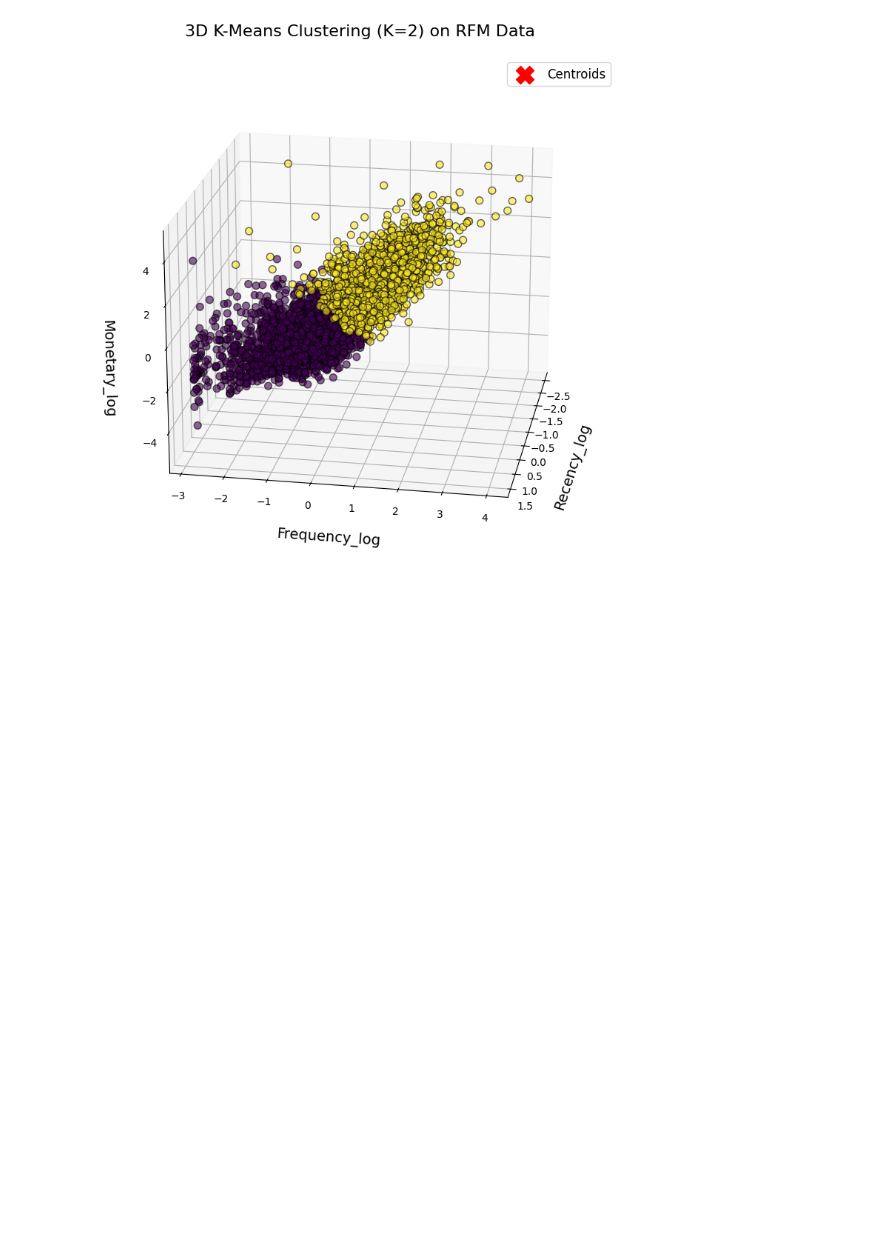
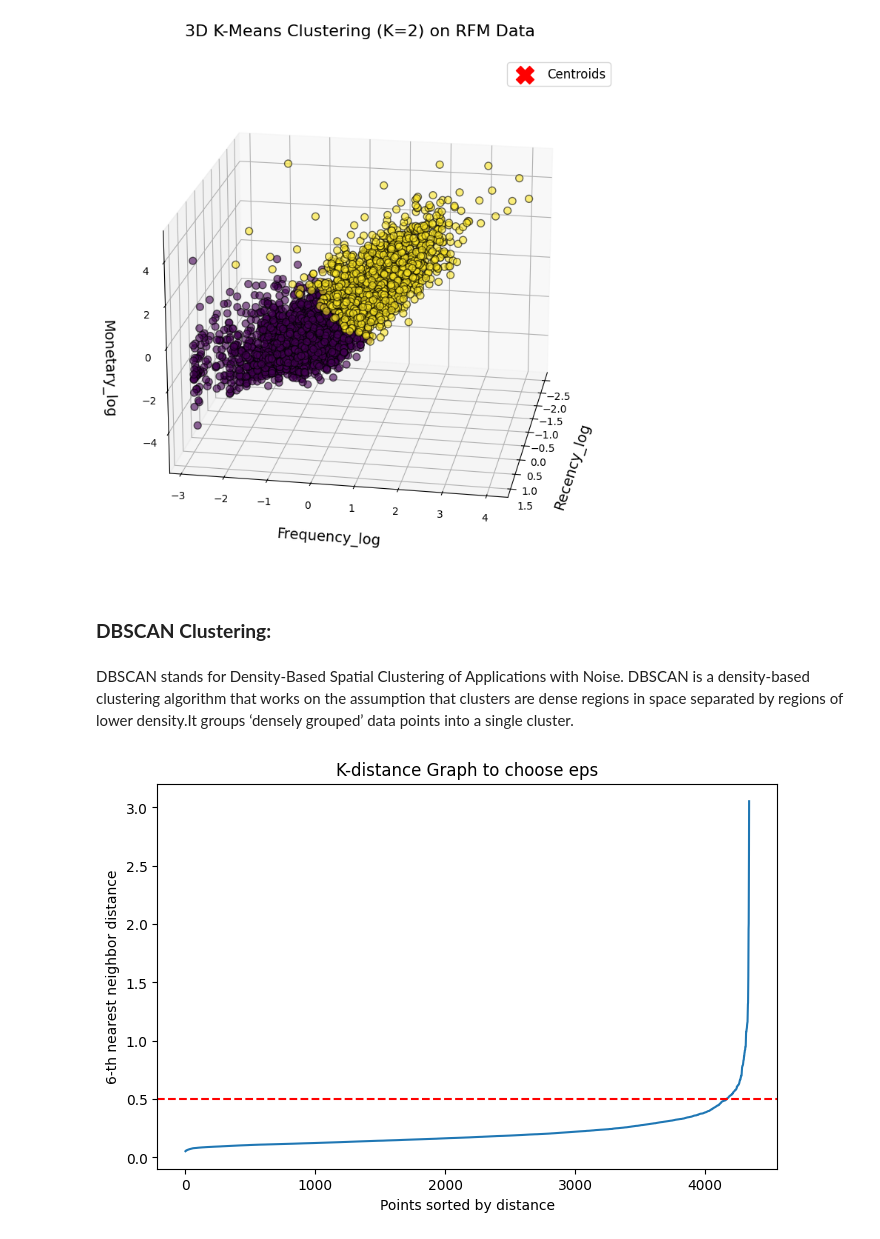
Before and after one commit to hamant-jagwan/Online_Retail_Customer_Segmentation_Unsupervised_leaning, a Jupyter notebook: Online_Retail_Customer_Segmentation.ipynb, the cells around one changed output. Saved outputs shown, nothing was run; the diff lists cells and outputs as text; code cells hidden in the pictures; blank space fills up the shorter version.

Commit message:
adding DBSCAN model

```diff
--- a/Online_Retail_Customer_Segmentation.ipynb
+++ b/Online_Retail_Customer_Segmentation.ipynb
@@ -861,3 +861,30 @@ ax.legend(fontsize=12)
 plt.show()
 # %% [output]
 [figure]
+# %% [markdown]
+### **DBSCAN Clustering:**
+# %% [markdown]
+DBSCAN stands for Density-Based Spatial Clustering of Applications with Noise. DBSCAN is a density-based clustering algorithm that works on the assumption that clusters are dense regions in space separated by regions of lower density.It groups ‘densely grouped’ data points into a single cluster.
+# %%
+from sklearn.neighbors import NearestNeighbors
+# Set min_samples (rule of thumb: 2 * n_features)
+min_samples = 2 * X.shape[1]  # 3 features → min_samples = 6
+
+# Compute k-nearest neighbors distances
+neighbors = NearestNeighbors(n_neighbors=min_samples)
+neighbors_fit = neighbors.fit(X)
+distances, indices = neighbors_fit.kneighbors(X)
+
+# Sort distances to k-th nearest neighbor
+distances = np.sort(distances[:, -1])
+
+# Plot k-distance graph
+plt.figure(figsize=(8,5))
+plt.plot(distances)
+plt.axhline(y=0.5, color='r', linestyle='--', label='Estimated eps')
+plt.title("K-distance Graph to choose eps")
+plt.xlabel("Points sorted by distance")
+plt.ylabel(f"{min_samples}-th nearest neighbor distance")
+plt.show()
+# %% [output]
+[figure, added]
```
Also changed, not shown: parts of 10 cells of this notebook.
